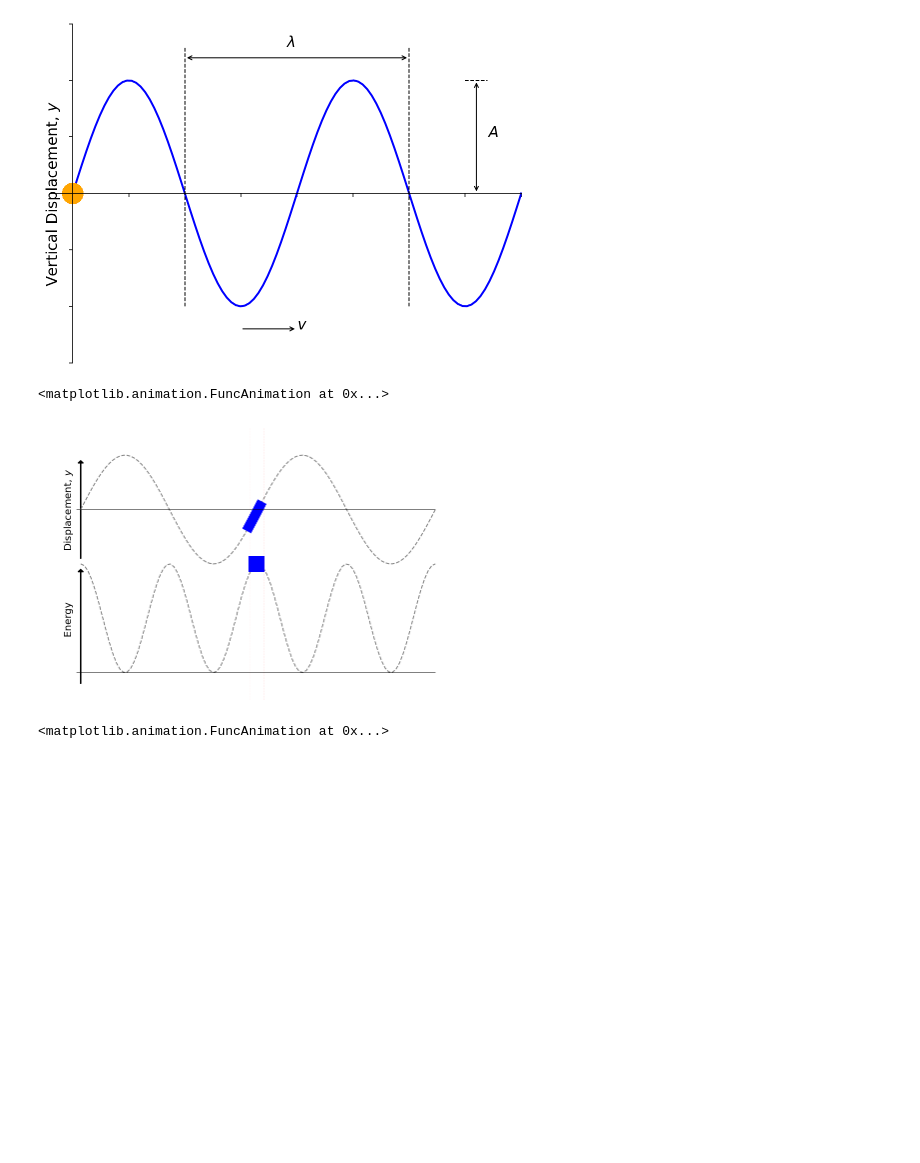
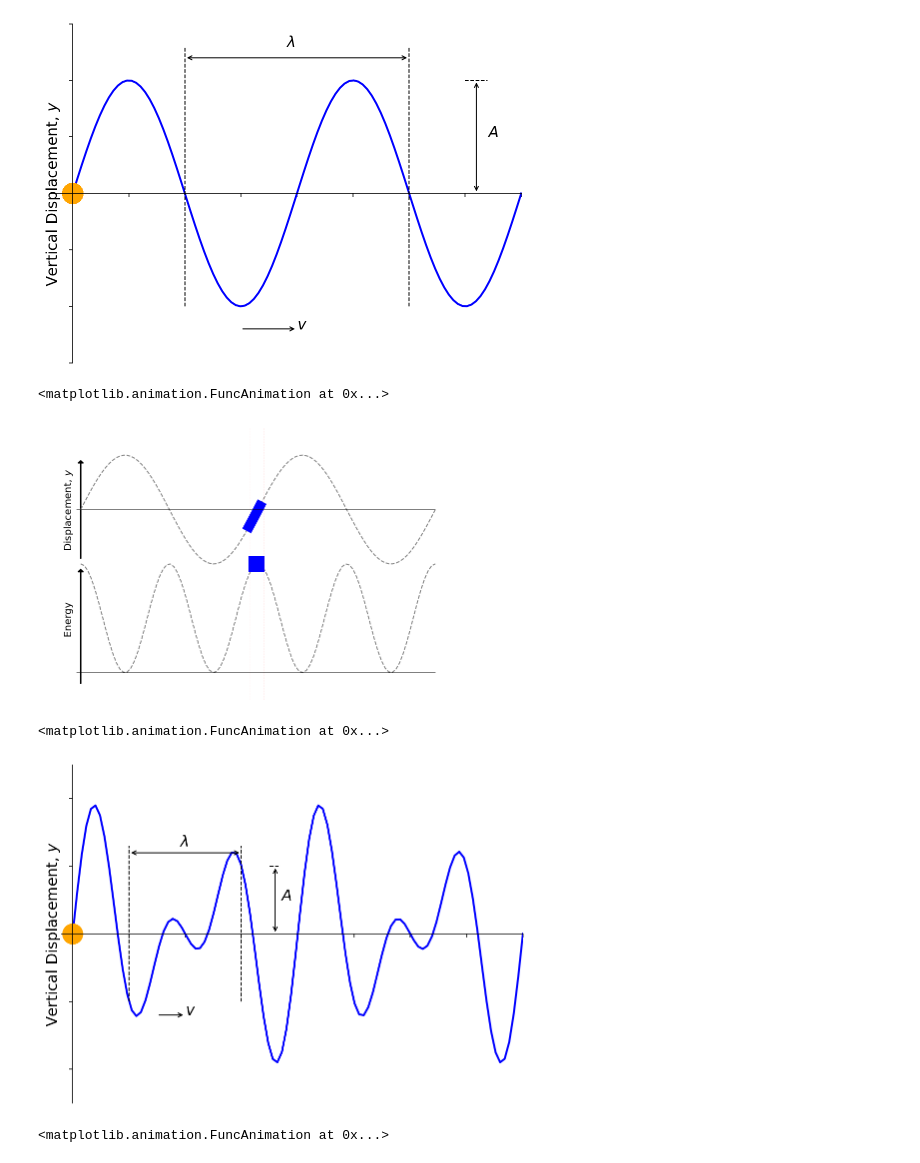
Before and after one commit to awmckinley1/oscandwaves, a Jupyter notebook: visualisations/Chapter 6a.ipynb, the cells around one changed output. Drawn from its saved outputs; the diff is of its cells as text; code cells hidden in the pictures; blank space fills up the shorter version.

Commit message:
Fixing figure fig-ch7-kepestringplot1

```diff
--- a/visualisations/Chapter 6a.ipynb
+++ b/visualisations/Chapter 6a.ipynb
@@ -176,3 +176,72 @@ anim
 <matplotlib.animation.FuncAnimation at 0x...>
 # %%
 y_ball
+# %%
+fig, ax = plt.subplots(figsize=(7,5))
+ax.set(xlim=(-0.1,4),ylim=(-2.5,2.5))
+size_of_font = 15
+
+
+#x_lower = 48 # Index
+#x_upper = 52 # Index
+x_maximum = 4
+#no_cycles = 1
+T_period = 1 #s
+omega = 2*np.pi/T_period
+x = np.linspace(0,x_maximum,100)
+t = np.linspace(0,T_period,30)
+X2,T2 = np.meshgrid(x,t) # Creates a 2D grid of x and time
+
+amplitude = 1
+#f
+
+ax.spines["top"].set_visible(False)
+ax.spines["right"].set_visible(False)
+ax.spines["left"].set_position(("data",0))
+ax.spines["bottom"].set_position(("data",0))
+
+pos_func = amplitude*(np.sin((2*np.pi*X2 )-omega*T2) + np.sin((3*np.pi*X2 )-omega*T2))
+ball_func = amplitude*2*(np.sin(-omega*T2))
+
+# Plot the first line
+line_pos_full = ax.plot(x,pos_func[0,:], color='blue',lw=2,linestyle='-')[0]
+ball_pos = ax.plot(0,pos_func[0,0],'o',markersize=20,color='orange')[0]
+
+ax.plot([0.5,0.5],[-1,1.3],color='k',lw=1,linestyle='--')
+ax.plot([1.5,1.5],[-1,1.3],color='k',lw=1,linestyle='--')
+ax.plot([1.75,1.85],[1,1],color='k',lw=1,linestyle='--')
+
+ax.set_xticklabels([])
+ax.set_yticklabels([])
+ax.set_ylabel('Vertical Displacement, $y$',fontsize=size_of_font)
+ax.set_xlabel('',fontsize=size_of_font)
+
+ax.annotate("", xy=(0.5, 1.2), xytext=(1.5, 1.2),arrowprops=dict(arrowstyle="<->"))
+ax.annotate("$\lambda$",xy = (0.95,1.3),fontsize=15)
+
+ax.annotate("", xy=(0.75, -1.2), xytext=(1, -1.2),arrowprops=dict(arrowstyle="<-"))
+ax.annotate("$v$",xy = (1, -1.2),fontsize=15)
+
+ax.annotate("", xy=(1.8, 1), xytext=(1.8, 0),arrowprops=dict(arrowstyle="<->"))
+ax.annotate("$A$",xy = (1.85, 0.5),fontsize=15)
+
+
+def animate(i):
+    y_ball1 = amplitude*(np.sin((2*np.pi*0 )-omega*T2[i]) + np.sin((3*np.pi*0 )-omega*T2[i]))
+    y_ball2 = amplitude*(np.sin((2*np.pi*0.5 )-omega*T2[i]) + np.sin((3*np.pi*0.5 )-omega*T2[i]))
+    line_pos_full.set_ydata(pos_func[i,:])
+    ball_pos.set_data(0,y_ball1)
+    ball_pos.set_data(0.5,y_ball2)
+#    ball_pos.set_ydata(ball_func[:,i])
+
+plt.tight_layout()
+anim = animation.FuncAnimation(fig,animate,interval=100,frames=len(t)-1)
+#anim.save('ch6a-transversesine1.gif', writer='imagemagick', fps=15)
+#plt.savefig('ch6a-transversesine1.pdf',transparent=True)
+
+plt.show()
+
+anim
+# %% [output]
+[figure, added]
+<matplotlib.animation.FuncAnimation at 0x...>
```
Also changed, not shown: 34 other files.
